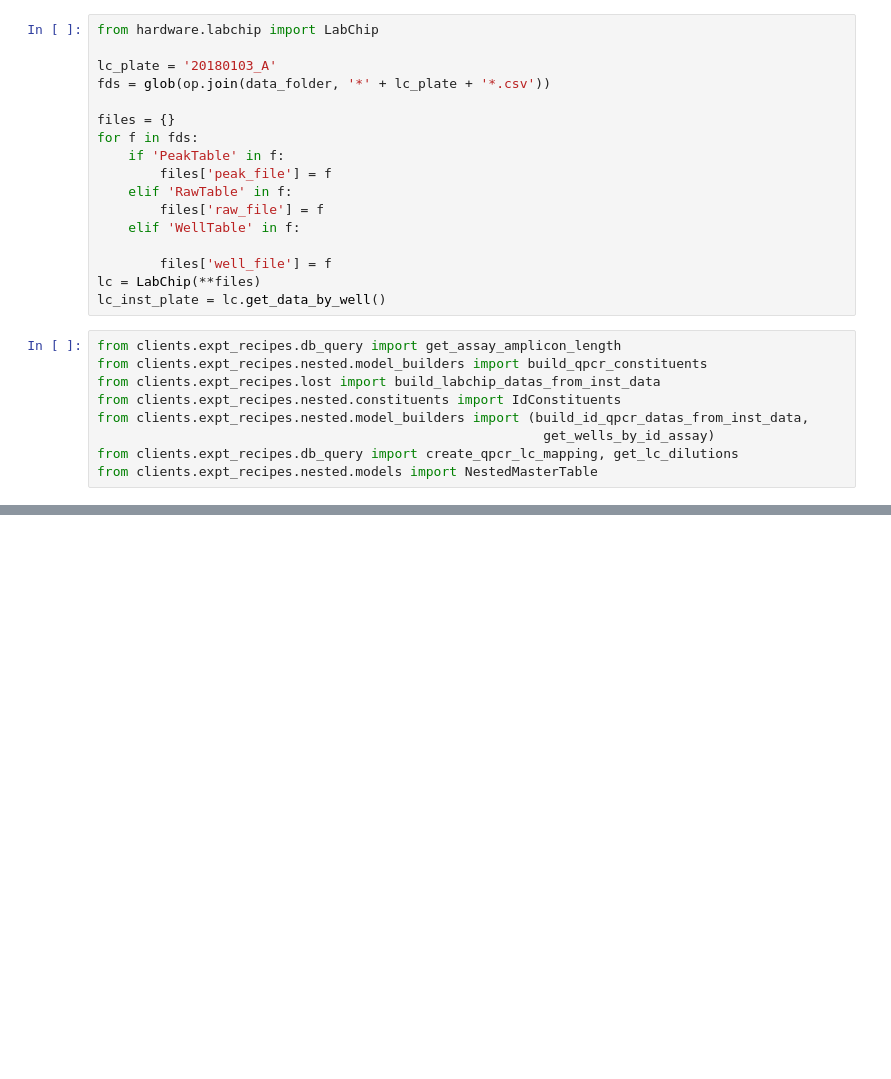
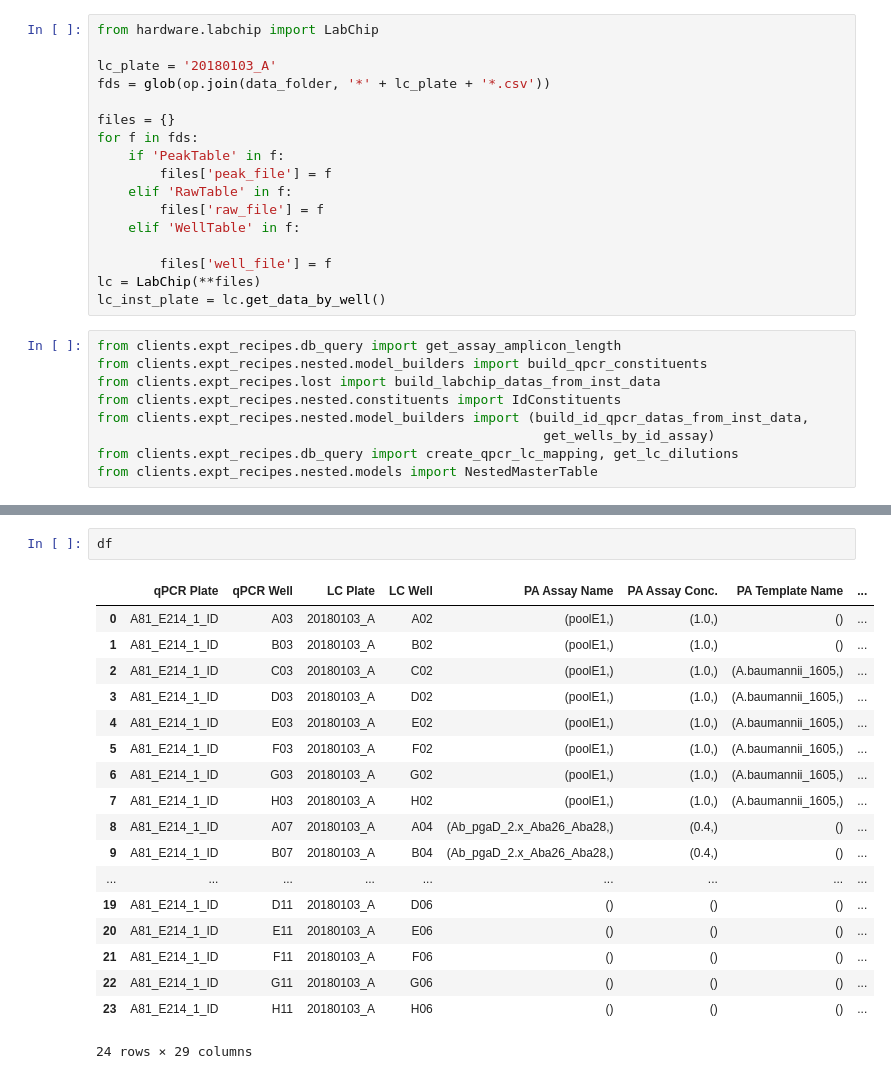
Before and after one commit to pete-dnae/assay-screening-proj, a Jupyter notebook: clients/expt_recipes/notebooks/nested.ipynb, the cells around one changed output, grey strips where cells are left out. Cells and saved outputs as stored; diff of their text form; blank space fills up the shorter version.

```diff
--- a/clients/expt_recipes/notebooks/nested.ipynb
+++ b/clients/expt_recipes/notebooks/nested.ipynb
@@ -90,0 +257,21 @@ df.loc[:, ['qPCR Well', 'Ct', '∆NTC Ct', 'Ct Call', 'Tm Specif','Tm NS', 'Tm P
+# %%
+df
+# %% [output]
+|  | qPCR Plate | qPCR Well | LC Plate | LC Well | PA Assay Name | PA Assay Conc. | PA Template Name | ... |
+| 0 | A81_E214_1_ID | A03 | 20180103_A | A02 | (poolE1,) | (1.0,) | () | ... |
+| 1 | A81_E214_1_ID | B03 | 20180103_A | B02 | (poolE1,) | (1.0,) | () | ... |
+| 2 | A81_E214_1_ID | C03 | 20180103_A | C02 | (poolE1,) | (1.0,) | (A.baumannii_1605,) | ... |
+| 3 | A81_E214_1_ID | D03 | 20180103_A | D02 | (poolE1,) | (1.0,) | (A.baumannii_1605,) | ... |
+| 4 | A81_E214_1_ID | E03 | 20180103_A | E02 | (poolE1,) | (1.0,) | (A.baumannii_1605,) | ... |
+| 5 | A81_E214_1_ID | F03 | 20180103_A | F02 | (poolE1,) | (1.0,) | (A.baumannii_1605,) | ... |
+| 6 | A81_E214_1_ID | G03 | 20180103_A | G02 | (poolE1,) | (1.0,) | (A.baumannii_1605,) | ... |
+| 7 | A81_E214_1_ID | H03 | 20180103_A | H02 | (poolE1,) | (1.0,) | (A.baumannii_1605,) | ... |
+| 8 | A81_E214_1_ID | A07 | 20180103_A | A04 | (Ab_pgaD_2.x_Aba26_Aba28,) | (0.4,) | () | ... |
+| 9 | A81_E214_1_ID | B07 | 20180103_A | B04 | (Ab_pgaD_2.x_Aba26_Aba28,) | (0.4,) | () | ... |
+| ... | ... | ... | ... | ... | ... | ... | ... | ... |
+| 19 | A81_E214_1_ID | D11 | 20180103_A | D06 | () | () | () | ... |
+| 20 | A81_E214_1_ID | E11 | 20180103_A | E06 | () | () | () | ... |
+| 21 | A81_E214_1_ID | F11 | 20180103_A | F06 | () | () | () | ... |
+| 22 | A81_E214_1_ID | G11 | 20180103_A | G06 | () | () | () | ... |
+| 23 | A81_E214_1_ID | H11 | 20180103_A | H06 | () | () | () | ... |
+24 rows × 29 columns
```
Also changed, not shown: parts of 13 cells of this notebook, 20 other files.
